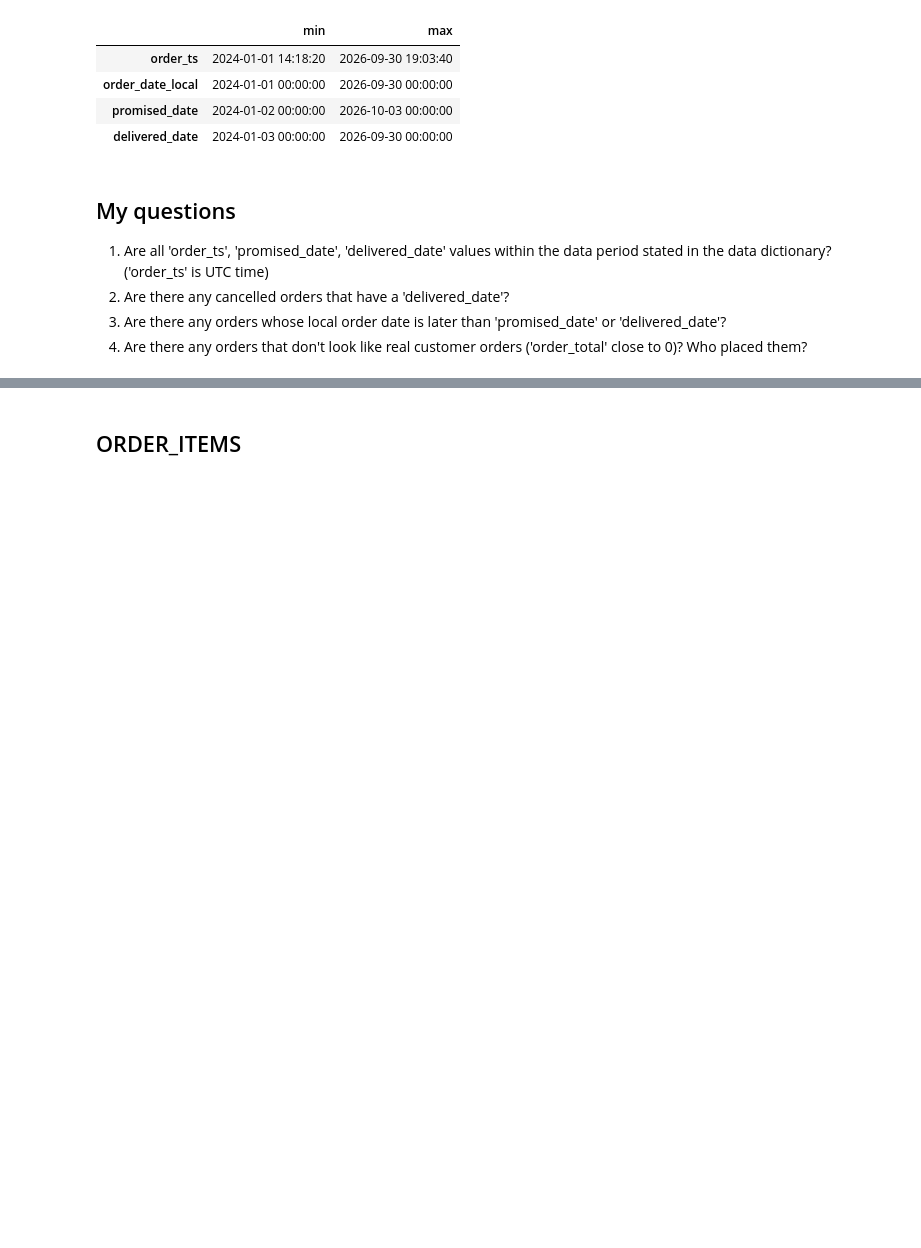
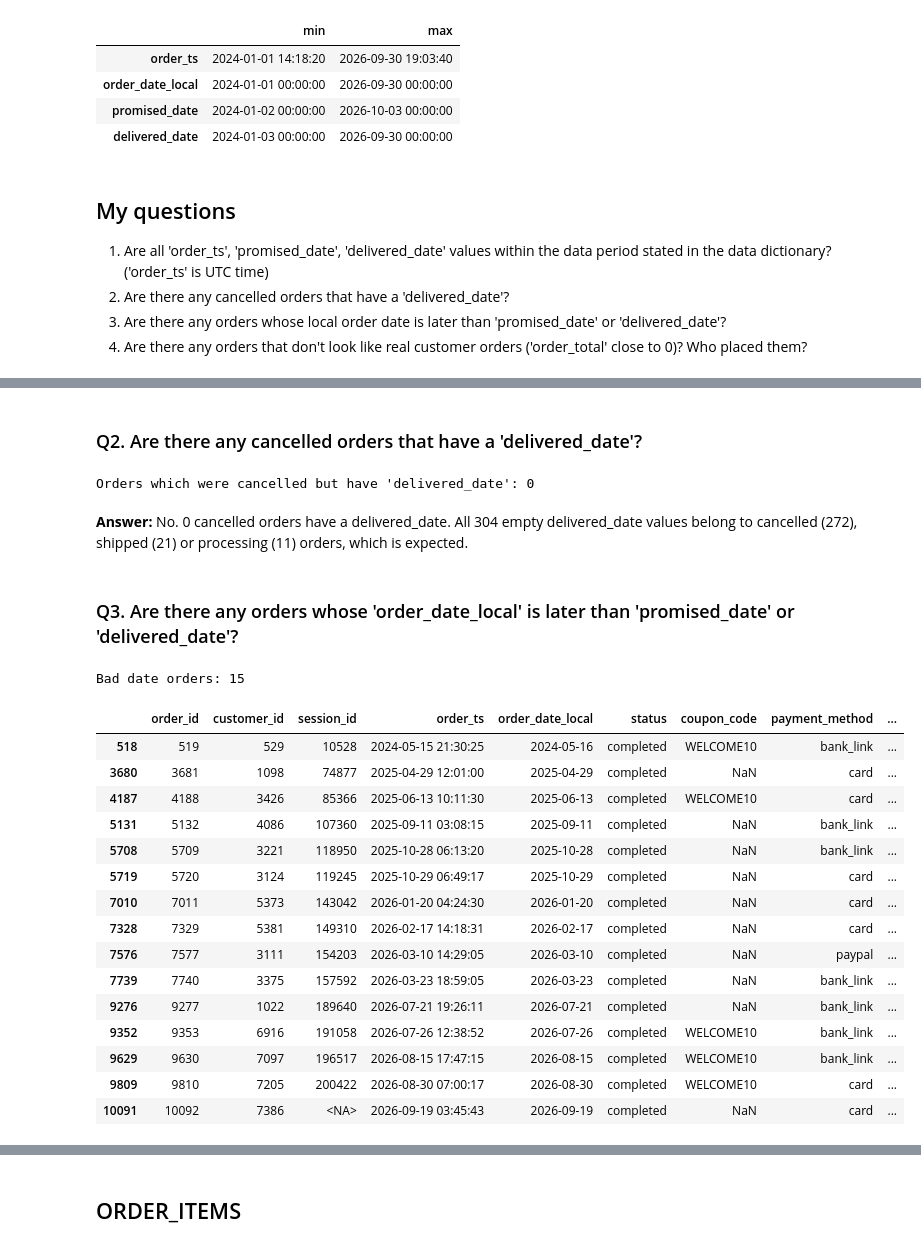
Before and after one commit to egidijus-zilis/ecommerce-analysis, a Jupyter notebook: notebooks/01_profiling.ipynb, the cells around one changed output, grey strips where cells are left out. Saved outputs shown, nothing was run; the diff lists cells and outputs as text; code cells hidden in the pictures; blank space fills up the shorter version.

Commit message:
Answer data questions for customers, products and orders

```diff
--- a/notebooks/01_profiling.ipynb
+++ b/notebooks/01_profiling.ipynb
@@ -327,0 +482,32 @@ How many fully duplicated rows? 10
+# %% [markdown]
+### Q2. Are there any cancelled orders that have a 'delivered_date'?
+# %%
+print(f"Orders which were cancelled but have 'delivered_date': {len((orders[(orders["status"] == "cancelled") & (orders["delivered_date"].notnull())]))}")
+# %% [output]
+Orders which were cancelled but have 'delivered_date': 0
+# %% [markdown]
+**Answer:** No. 0 cancelled orders have a delivered_date. All 304 empty delivered_date values belong to cancelled (272), shipped (21) or processing (11) orders, which is expected.
+# %% [markdown]
+### Q3. Are there any orders whose 'order_date_local' is later than 'promised_date' or 'delivered_date'?
+# %%
+bad_date_orders = orders[(orders["order_date_local"] > orders["promised_date"]) | (orders["order_date_local"] > orders["delivered_date"])]
+print(f"Bad date orders: {len(bad_date_orders)}")
+display(bad_date_orders)
+# %% [output]
+Bad date orders: 15
+|  | order_id | customer_id | session_id | order_ts | order_date_local | status | coupon_code | payment_method | ... |
+| 518 | 519 | 529 | 10528 | 2024-05-15 21:30:25 | 2024-05-16 | completed | WELCOME10 | bank_link | ... |
+| 3680 | 3681 | 1098 | 74877 | 2025-04-29 12:01:00 | 2025-04-29 | completed | NaN | card | ... |
+| 4187 | 4188 | 3426 | 85366 | 2025-06-13 10:11:30 | 2025-06-13 | completed | WELCOME10 | card | ... |
+| 5131 | 5132 | 4086 | 107360 | 2025-09-11 03:08:15 | 2025-09-11 | completed | NaN | bank_link | ... |
+| 5708 | 5709 | 3221 | 118950 | 2025-10-28 06:13:20 | 2025-10-28 | completed | NaN | bank_link | ... |
+| 5719 | 5720 | 3124 | 119245 | 2025-10-29 06:49:17 | 2025-10-29 | completed | NaN | card | ... |
+| 7010 | 7011 | 5373 | 143042 | 2026-01-20 04:24:30 | 2026-01-20 | completed | NaN | card | ... |
+| 7328 | 7329 | 5381 | 149310 | 2026-02-17 14:18:31 | 2026-02-17 | completed | NaN | card | ... |
+| 7576 | 7577 | 3111 | 154203 | 2026-03-10 14:29:05 | 2026-03-10 | completed | NaN | paypal | ... |
+| 7739 | 7740 | 3375 | 157592 | 2026-03-23 18:59:05 | 2026-03-23 | completed | NaN | bank_link | ... |
+| 9276 | 9277 | 1022 | 189640 | 2026-07-21 19:26:11 | 2026-07-21 | completed | NaN | bank_link | ... |
+| 9352 | 9353 | 6916 | 191058 | 2026-07-26 12:38:52 | 2026-07-26 | completed | WELCOME10 | bank_link | ... |
+| 9629 | 9630 | 7097 | 196517 | 2026-08-15 17:47:15 | 2026-08-15 | completed | WELCOME10 | bank_link | ... |
+| 9809 | 9810 | 7205 | 200422 | 2026-08-30 07:00:17 | 2026-08-30 | completed | WELCOME10 | card | ... |
+| 10091 | 10092 | 7386 | <NA> | 2026-09-19 03:45:43 | 2026-09-19 | completed | NaN | card | ... |
```
Also changed, not shown: parts of 27 cells of this notebook, 1 other file.
